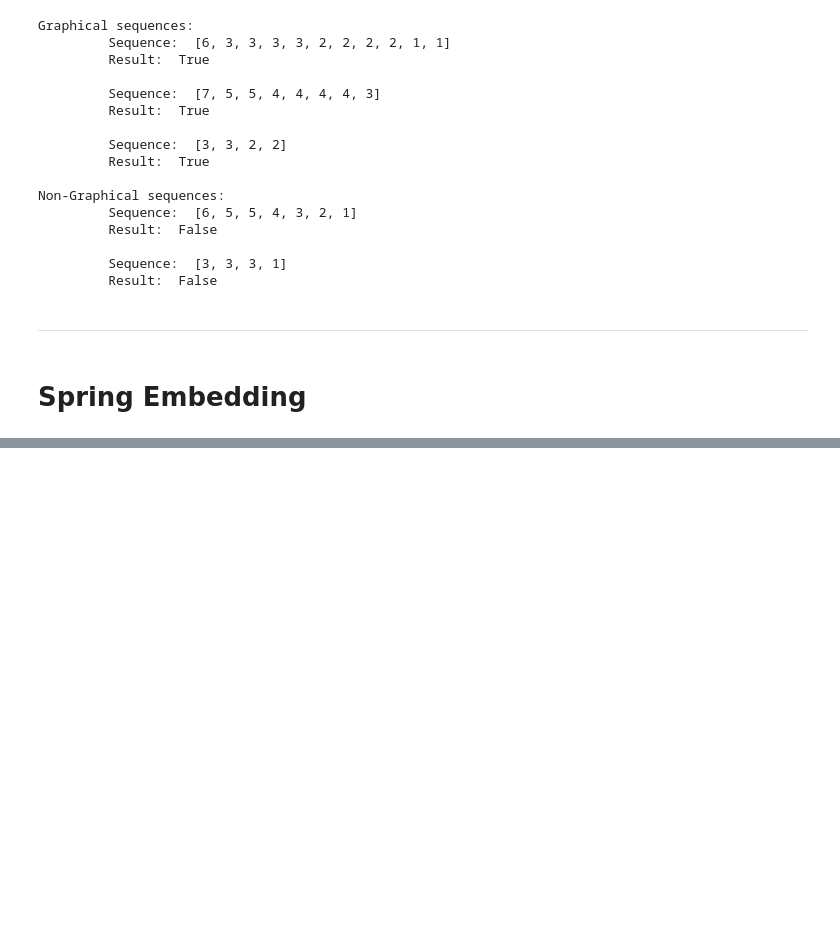
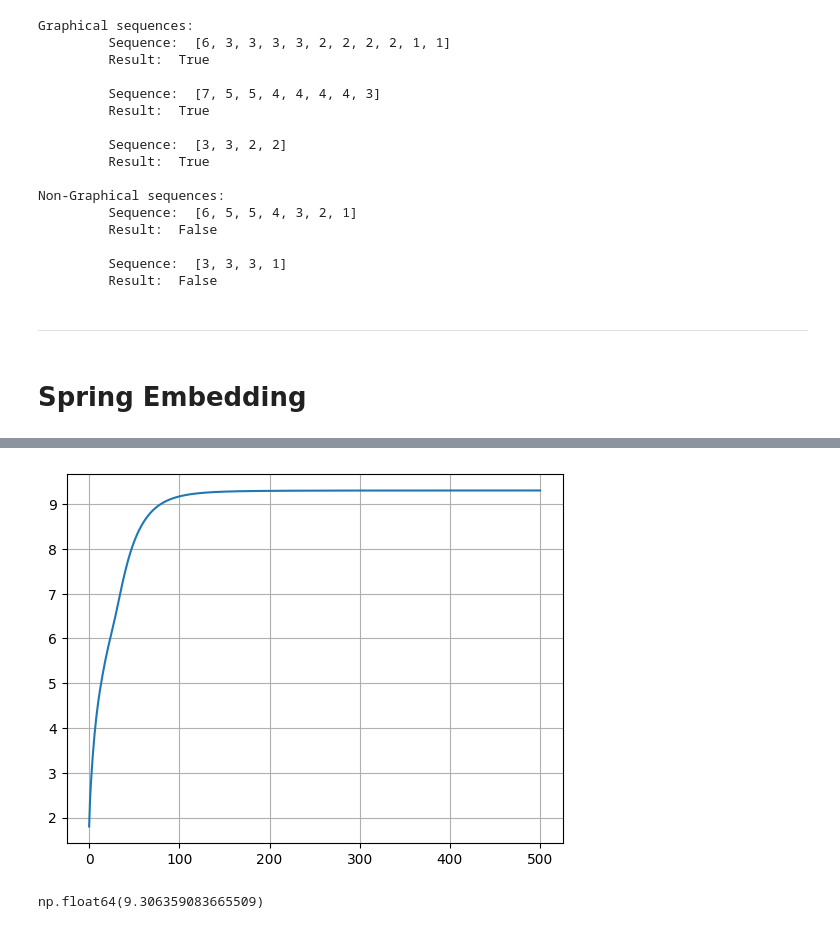
Before and after one commit to moreira-matheus/graph-theory-studies, a Jupyter notebook: steen2010/code.ipynb, the cells around one changed output, grey strips where cells are left out. Saved outputs shown, nothing was run; the diff lists cells and outputs as text; code cells hidden in the pictures; blank space fills up the shorter version.

```diff
--- a/steen2010/code.ipynb
+++ b/steen2010/code.ipynb
@@ -187,0 +214,9 @@ spring_algorithm(adjacency_list, edge_list, 0.1, 500)
+# %%
+plt.plot(dist_by_iter)
+plt.grid()
+# %% [output]
+[figure, added]
+# %%
+max(dist_by_iter)
+# %% [output]
+np.float64(9.306359083665509)
```
Also changed, not shown: parts of 3 cells of this notebook.
